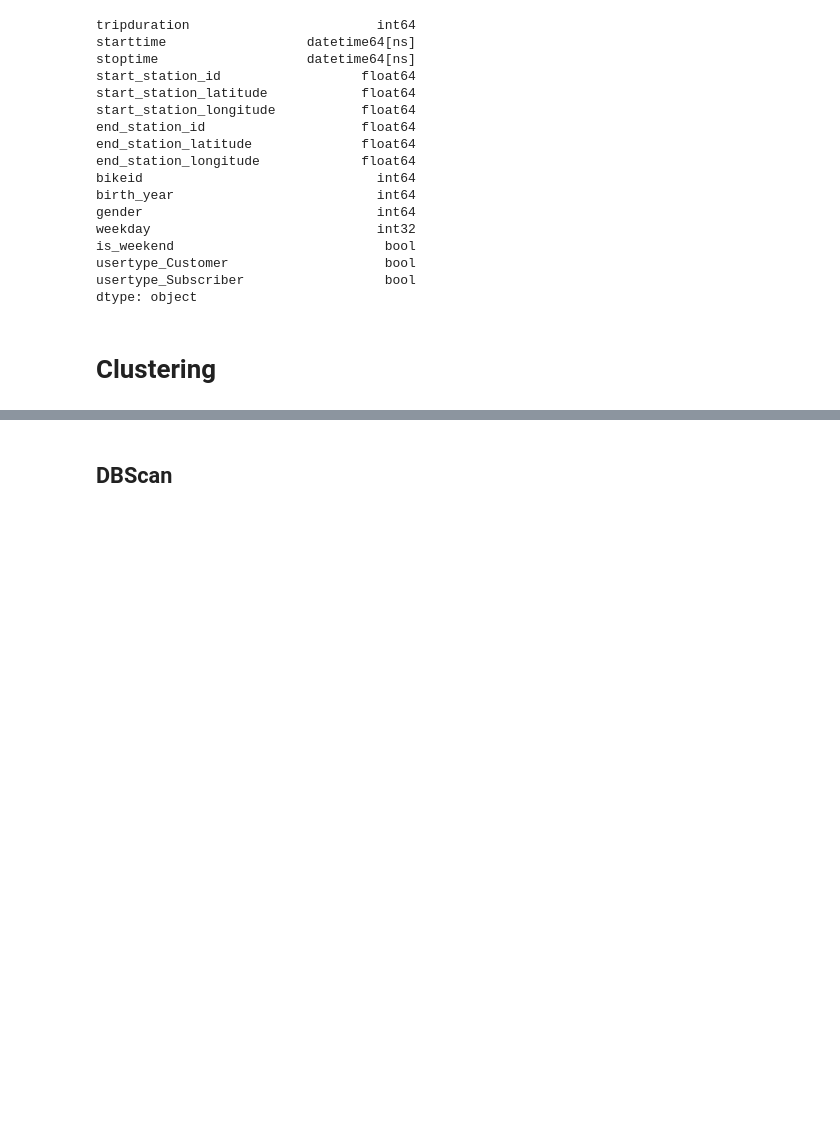
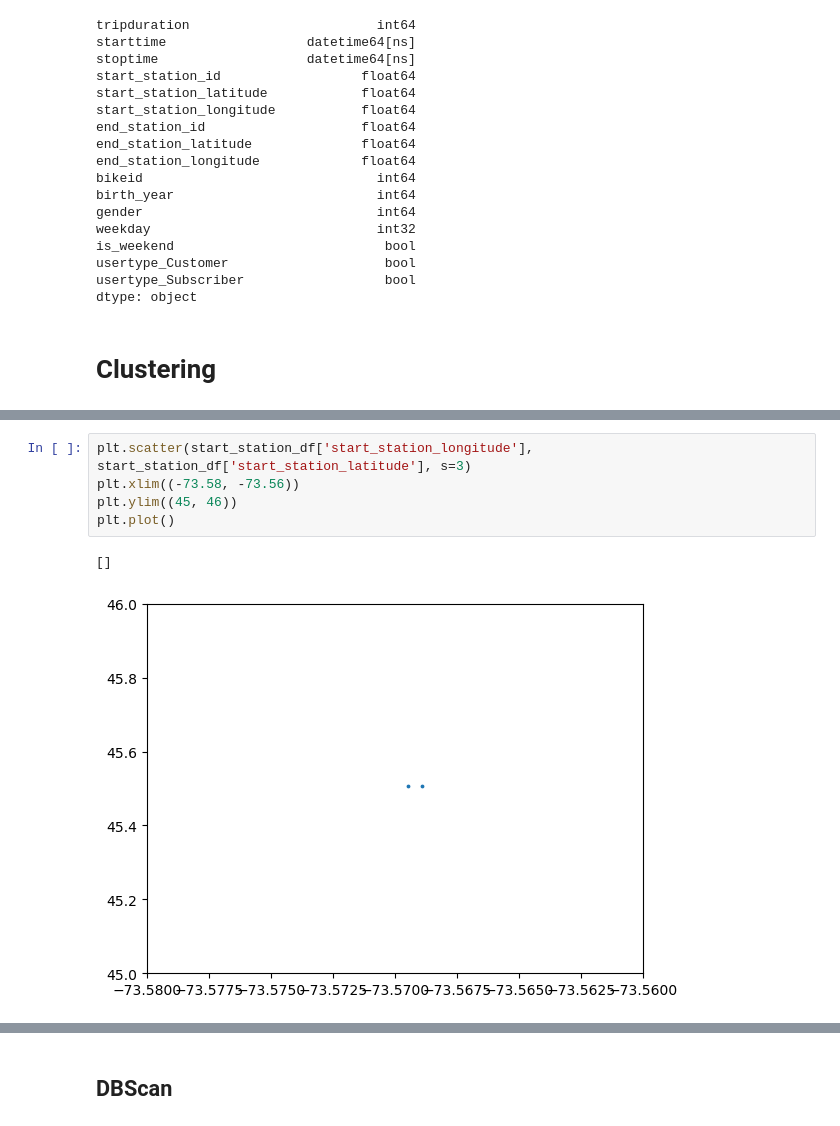
Before and after one commit to katrinemariepedersen/Business_analytics_project, a Jupyter notebook: Load_of_dat.ipynb, the cells around one changed output, grey strips where cells are left out. Drawn from its saved outputs; the diff is of its cells as text; blank space fills up the shorter version.

```diff
--- a/Load_of_dat.ipynb
+++ b/Load_of_dat.ipynb
@@ -133,3 +131,11 @@ plt.tight_layout()
 plt.show()
 # %% [output]
 [figure]
+# %%
+plt.scatter(start_station_df['start_station_longitude'], start_station_df['start_station_latitude'], s=3)
+plt.xlim((-73.58, -73.56))
+plt.ylim((45, 46))
+plt.plot()
+# %% [output]
+[]
+[figure, added]
```
Also changed, not shown: parts of 5 cells of this notebook.
